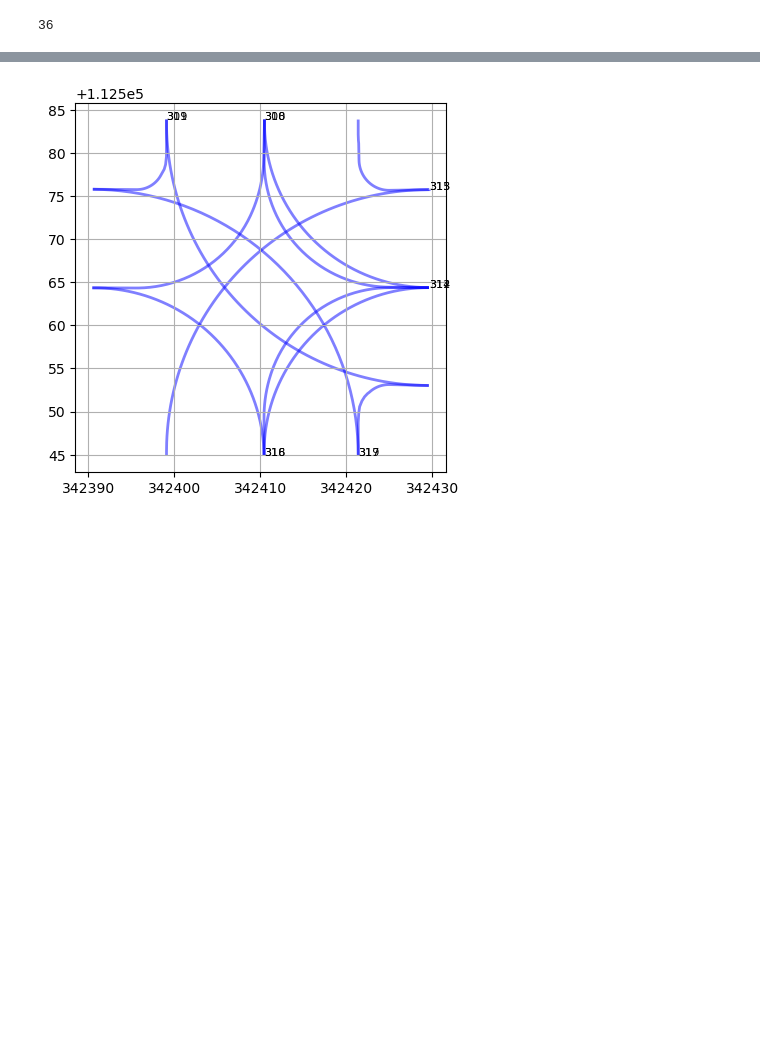
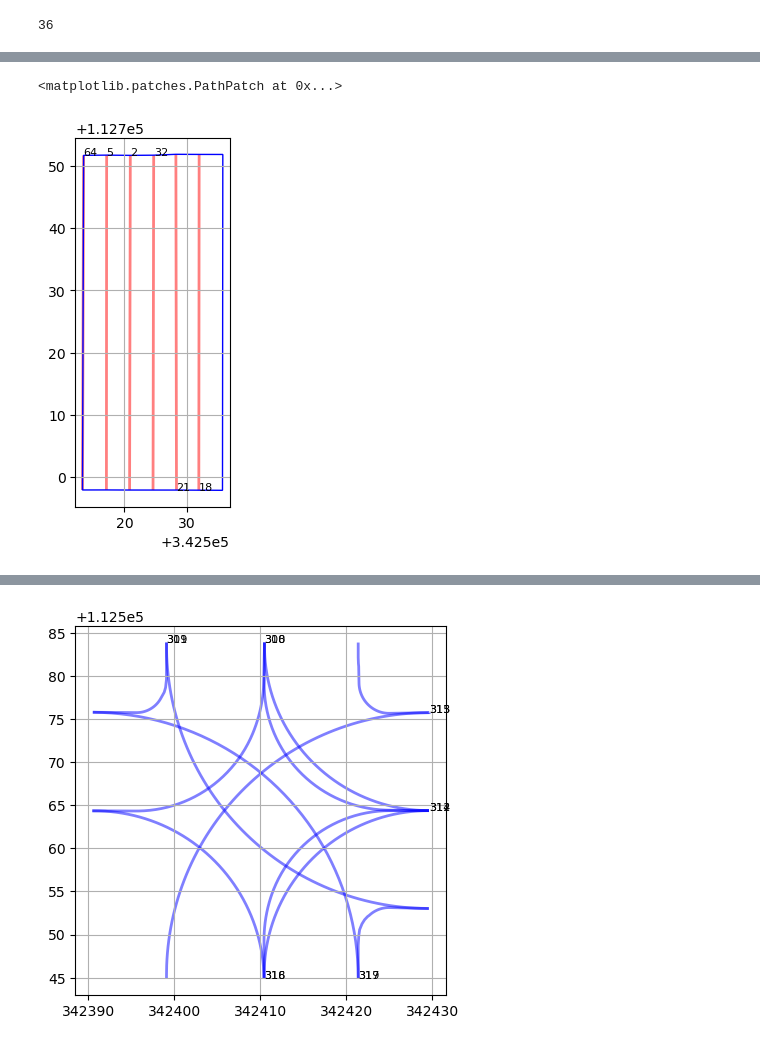
Before and after one commit to revacholiere/rulebook_benchmark, a Jupyter notebook: src/reasonable_crowd/reasonable_crowd_data/maps/check.ipynb, the cells around one changed output, grey strips where cells are left out. Cells and saved outputs as stored; diff of their text form; code cells hidden in the pictures; blank space fills up the shorter version.

```diff
--- a/src/reasonable_crowd/reasonable_crowd_data/maps/check.ipynb
+++ b/src/reasonable_crowd/reasonable_crowd_data/maps/check.ipynb
@@ -285 +331,16 @@ U_main_lane_boundaries = {0: (60, 7, -1), 1: (7, 27, -1), 2: (27, 30, -1), 3: (1
+# %%
+road = road_df.geometry[4]
+
+for key, boundary in boundary_df.iterrows():
+    if key > 71:
+        continue
+    boundary_polygon = boundary.geometry
+    if boundary_polygon.intersects(road):
+        plot_line(boundary_polygon, color='red', alpha=0.5, add_points=False)
+        plt.text(boundary_polygon.coords[0][0], boundary_polygon.coords[0][1], str(key), fontsize=8)
+
+plot_polygon(road, edgecolor='blue', facecolor='none', linewidth=1, add_points=False)
+# %% [output]
+<matplotlib.patches.PathPatch at 0x...>
+[figure, added]
 # %%
```
Also changed, not shown: parts of 9 cells of this notebook, 2 other files.
